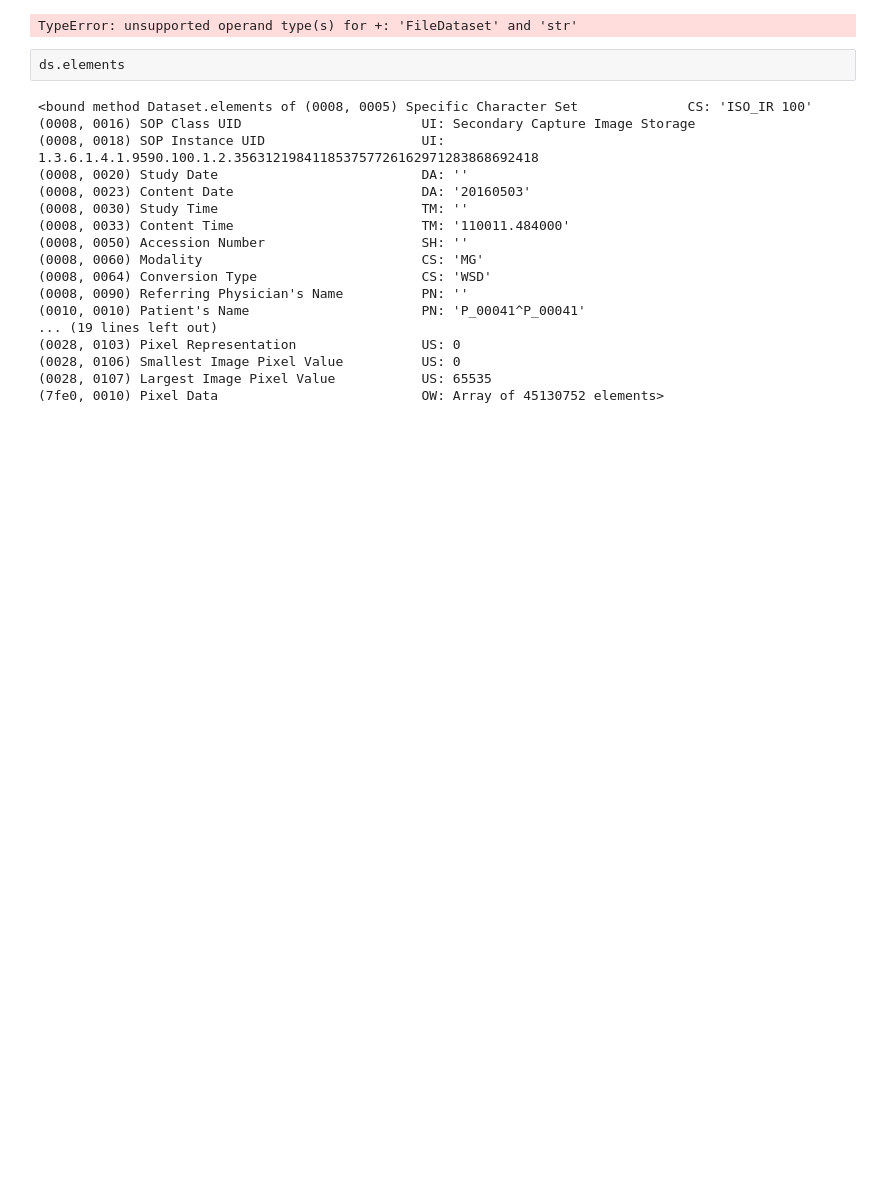
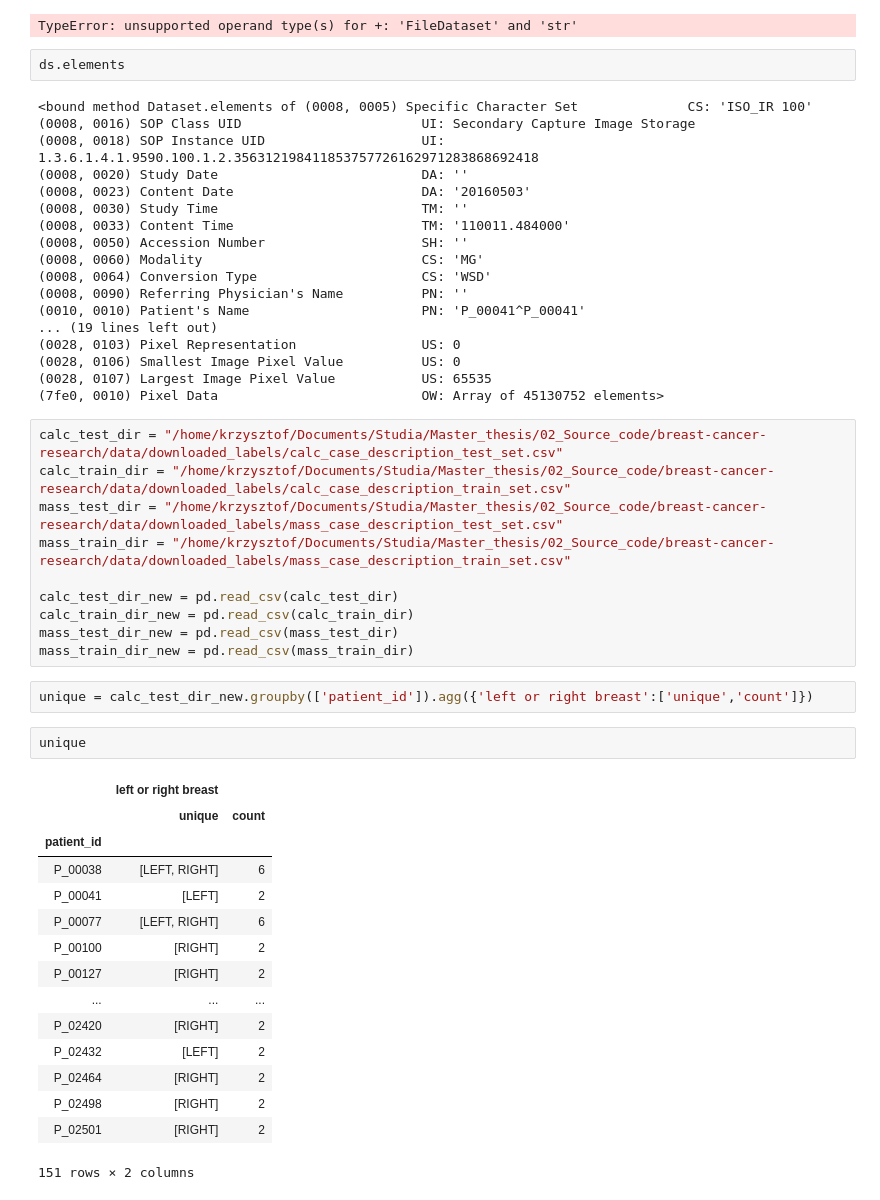
Before and after one commit to kkpalczewski/breast-cancer-research, a Jupyter notebook: src/data_exploration.ipynb, the cells around one changed output. Drawn from its saved outputs; the diff is of its cells as text; blank space fills up the shorter version.

```diff
--- a/src/data_exploration.ipynb
+++ b/src/data_exploration.ipynb
@@ -99,3 +192,33 @@ ds.elements
 (0028, 0106) Smallest Image Pixel Value          US: 0
 (0028, 0107) Largest Image Pixel Value           US: 65535
 (7fe0, 0010) Pixel Data                          OW: Array of 45130752 elements>
+# %%
+calc_test_dir = "/home/krzysztof/Documents/Studia/Master_thesis/02_Source_code/breast-cancer-research/data/downloaded_labels/calc_case_description_test_set.csv"
+calc_train_dir = "/home/krzysztof/Documents/Studia/Master_thesis/02_Source_code/breast-cancer-research/data/downloaded_labels/calc_case_description_train_set.csv"
+mass_test_dir = "/home/krzysztof/Documents/Studia/Master_thesis/02_Source_code/breast-cancer-research/data/downloaded_labels/mass_case_description_test_set.csv"
+mass_train_dir = "/home/krzysztof/Documents/Studia/Master_thesis/02_Source_code/breast-cancer-research/data/downloaded_labels/mass_case_description_train_set.csv"
+
+calc_test_dir_new = pd.read_csv(calc_test_dir)
+calc_train_dir_new = pd.read_csv(calc_train_dir)
+mass_test_dir_new = pd.read_csv(mass_test_dir)
+mass_train_dir_new = pd.read_csv(mass_train_dir)
+# %%
+unique = calc_test_dir_new.groupby(['patient_id']).agg({'left or right breast':['unique','count']})
+# %%
+unique
+# %% [output]
+|  | left or right breast |  |
+|  | unique | count |
+| patient_id |  |  |
+| P_00038 | [LEFT, RIGHT] | 6 |
+| P_00041 | [LEFT] | 2 |
+| P_00077 | [LEFT, RIGHT] | 6 |
+| P_00100 | [RIGHT] | 2 |
+| P_00127 | [RIGHT] | 2 |
+| ... | ... | ... |
+| P_02420 | [RIGHT] | 2 |
+| P_02432 | [LEFT] | 2 |
+| P_02464 | [RIGHT] | 2 |
+| P_02498 | [RIGHT] | 2 |
+| P_02501 | [RIGHT] | 2 |
+151 rows × 2 columns
```
Also changed, not shown: parts of 16 cells of this notebook, 4 other files.
